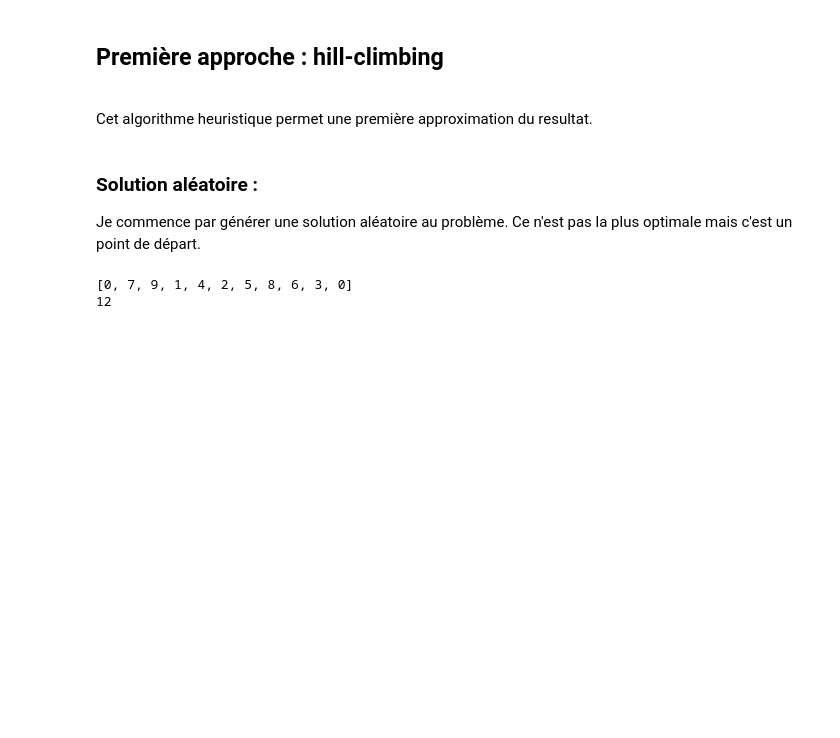
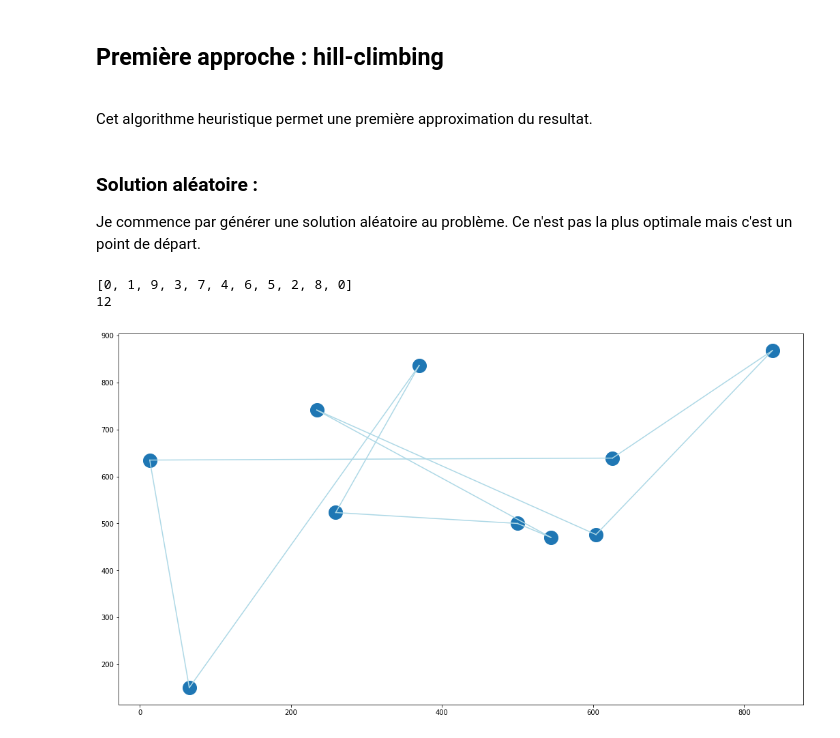
Before and after one commit to OscarPALISSOT/Routing_vehicule_problem_Python, a Jupyter notebook: Livrable2-FR.ipynb, the cells around one changed output. Saved outputs shown, nothing was run; the diff lists cells and outputs as text; code cells hidden in the pictures; blank space fills up the shorter version.

```diff
--- a/Livrable2-FR.ipynb
+++ b/Livrable2-FR.ipynb
@@ -257,17 +266,20 @@ listeVille = [i for i in range(len(villes[0]))]
 firstTournee = random.sample(listeVille[1:], n-1)
 firstTournee.insert(0, 0)
 firstTournee.append(0)
+
 print(firstTournee)
-cout = []
-for i in range(len(firstTournee)):
-    if (i == len(firstTournee)-1):
-        cout.append(routes[firstTournee[i-1]][firstTournee[i]])
-    else:
-        cout.append(routes[firstTournee[i]][firstTournee[i+1]])
-
-print(sum(cout))
+print(coutTournee(firstTournee))
 # %% [output]
-[0, 7, 9, 1, 4, 2, 5, 8, 6, 3, 0]
+[0, 1, 9, 3, 7, 4, 6, 5, 2, 8, 0]
 12
 # %%
-def printTournee(tournee):
+def printTournee(villes, tournee):
+    plt.scatter(villes[0], villes[1],s=400)
+    for i in range(len(tournee)-1) :
+        plt.plot([villes[0][tournee[i]],villes[0][tournee[i+1]]], [villes[1][tournee[i]], villes[1][tournee[i+1]]], c='lightblue')
+    plt.gcf().set_size_inches(18, 10)
+    plt.show()
+# %%
+printTournee(villes, firstTournee)
+# %% [output]
+[figure, added]
```
Also changed, not shown: parts of 6 cells of this notebook.
